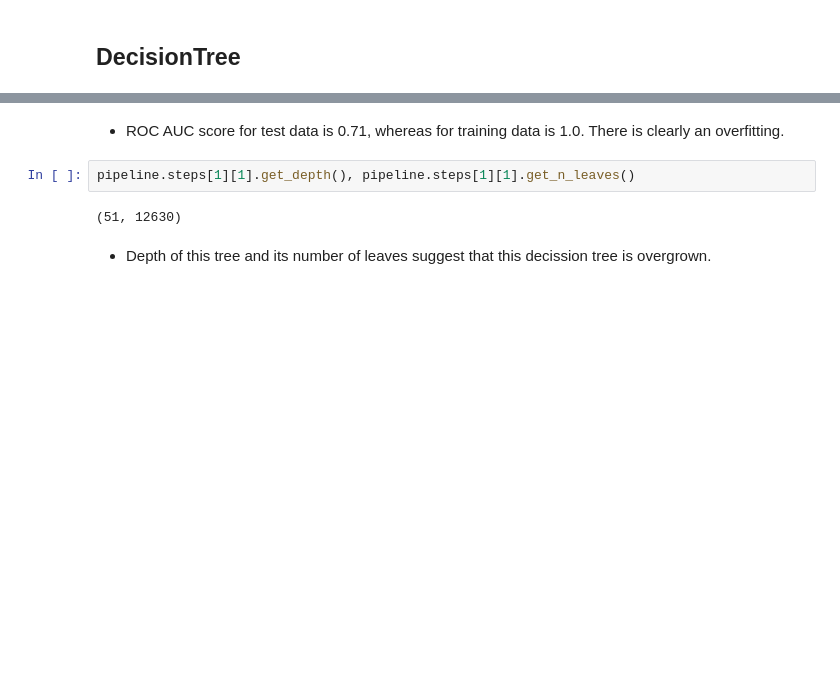
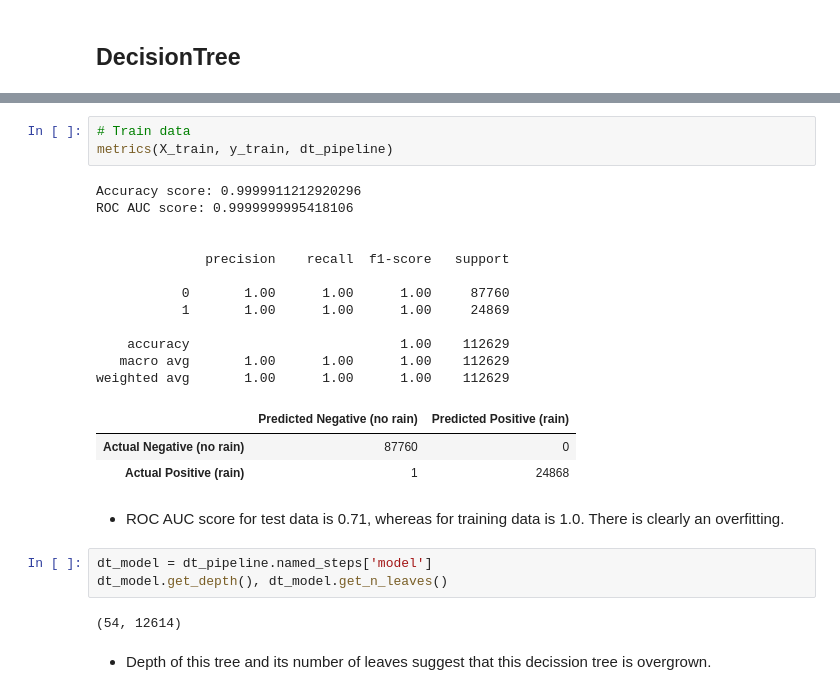
Before and after one commit to TomaszWasilewski/Predict-rain-in-Australia, a Jupyter notebook: rain_in_australia.ipynb, the cells around one changed output, grey strips where cells are left out. Drawn from its saved outputs; the diff is of its cells as text; blank space fills up the shorter version.

```diff
--- a/rain_in_australia.ipynb
+++ b/rain_in_australia.ipynb
@@ -661,9 +607,29 @@ weighted avg       1.00      1.00      1.00    112629
+# %%
+# Train data
+metrics(X_train, y_train, dt_pipeline)
+# %% [output]
+Accuracy score: 0.9999911212920296
+ROC AUC score: 0.9999999995418106
+
+
+              precision    recall  f1-score   support
+
+           0       1.00      1.00      1.00     87760
+           1       1.00      1.00      1.00     24869
+
+    accuracy                           1.00    112629
+   macro avg       1.00      1.00      1.00    112629
+weighted avg       1.00      1.00      1.00    112629
+|  | Predicted Negative (no rain) | Predicted Positive (rain) |
+| Actual Negative (no rain) | 87760 | 0 |
+| Actual Positive (rain) | 1 | 24868 |
 # %% [markdown]
 * ROC AUC score for test data is 0.71, whereas for training data is 1.0. There is clearly an overfitting.
-# %%
-pipeline.steps[1][1].get_depth(), pipeline.steps[1][1].get_n_leaves()
-# %% [output]
-(51, 12630)
+# %%
+dt_model = dt_pipeline.named_steps['model']
+dt_model.get_depth(), dt_model.get_n_leaves()
+# %% [output]
+(54, 12614)
 # %% [markdown]
 * Depth of this tree and its number of leaves suggest that this decission tree is overgrown.
 # %% [markdown]
```
Also changed, not shown: parts of 280 cells of this notebook.
